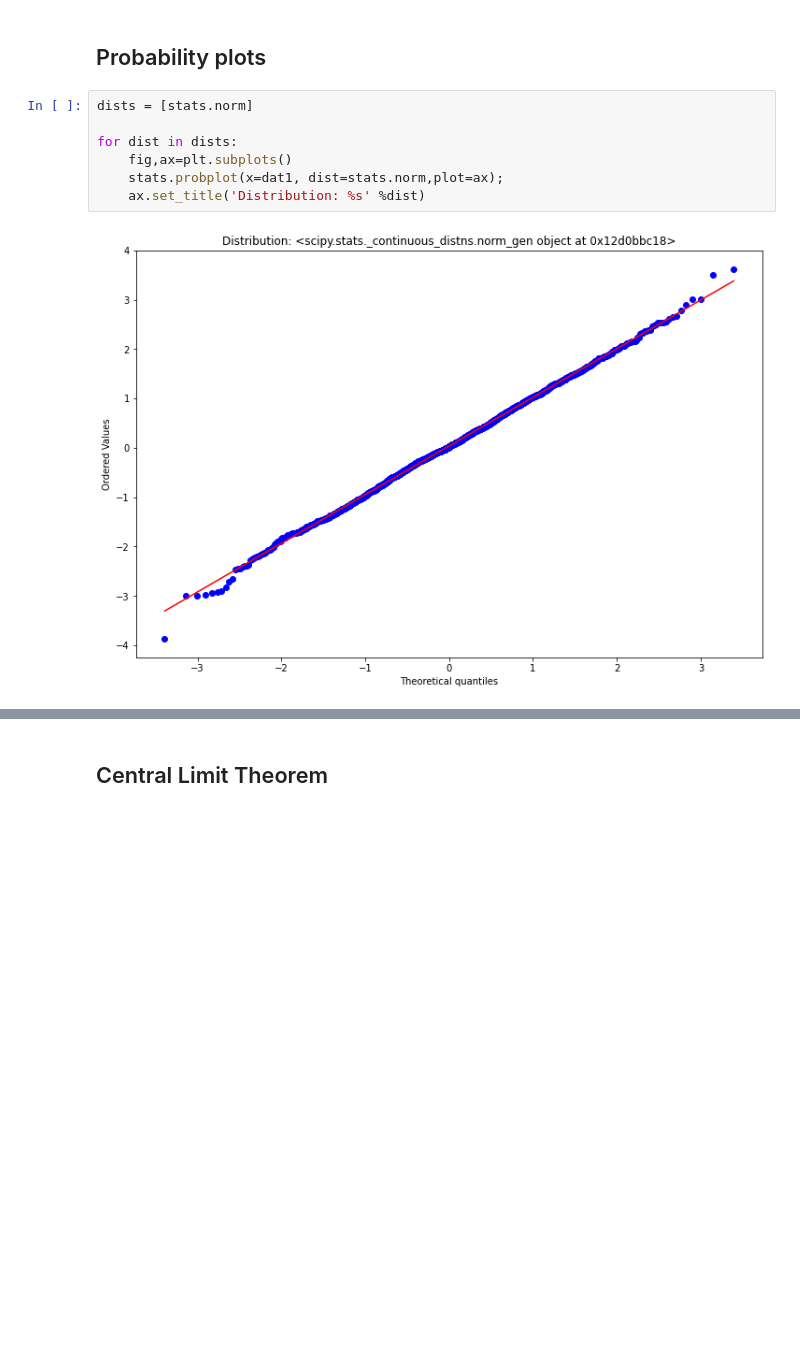
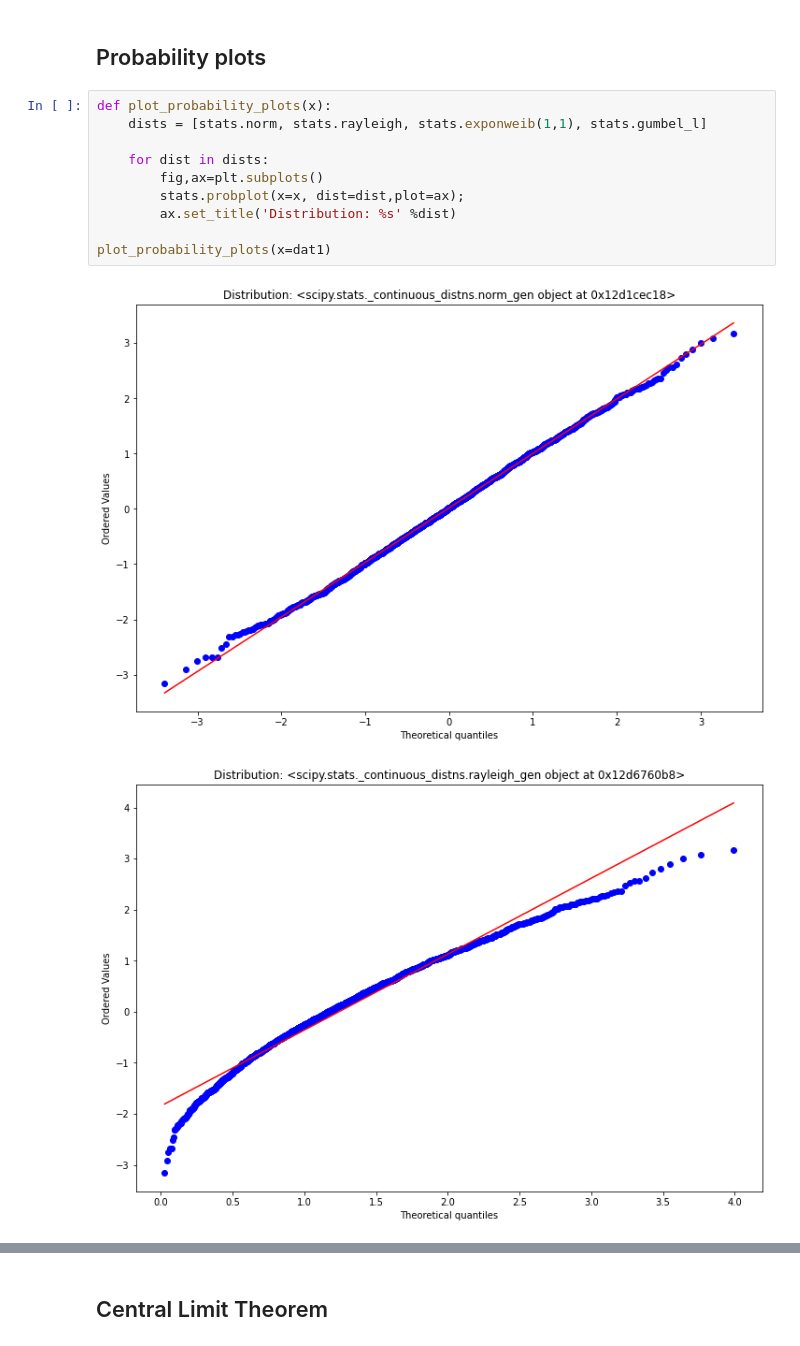
Before and after one commit to martinlarsalbert/Reliability-analysis-of-marine-structures, a Jupyter notebook: computer_exercises/python/exercise_2.ipynb, the cells around one changed output, grey strips where cells are left out. Saved outputs shown, nothing was run; the diff lists cells and outputs as text; blank space fills up the shorter version.

```diff
--- a/computer_exercises/python/exercise_2.ipynb
+++ b/computer_exercises/python/exercise_2.ipynb
@@ -27,11 +27,15 @@ ax.hist(dat1, bins=30);
 # %% [markdown]
 ## Probability plots
 # %%
-dists = [stats.norm]
+def plot_probability_plots(x):
+    dists = [stats.norm, stats.rayleigh, stats.exponweib(1,1), stats.gumbel_l]
 
-for dist in dists:
-    fig,ax=plt.subplots()
-    stats.probplot(x=dat1, dist=stats.norm,plot=ax);
-    ax.set_title('Distribution: %s' %dist)
+    for dist in dists:
+        fig,ax=plt.subplots()
+        stats.probplot(x=x, dist=dist,plot=ax);
+        ax.set_title('Distribution: %s' %dist)
+
+plot_probability_plots(x=dat1)
 # %% [output]
-[figure, old version]
+[figure, new version]
+[figure, added]
```
Also changed, not shown: parts of 20 cells of this notebook, 2 other files.
